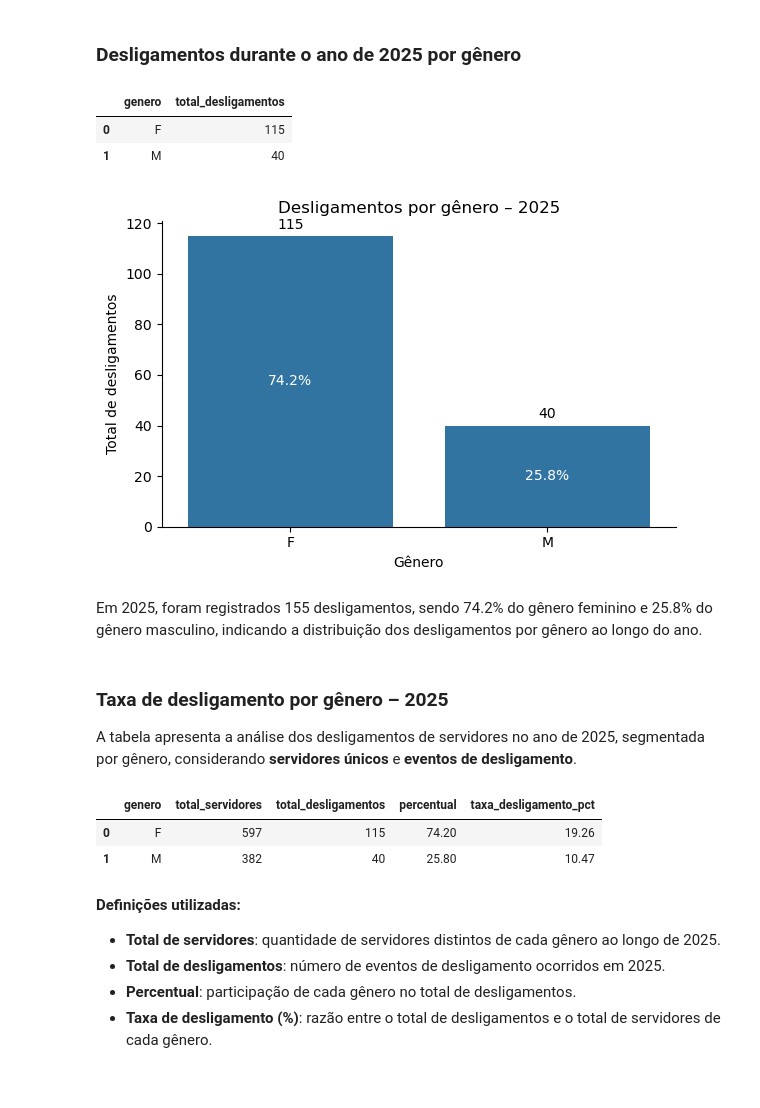
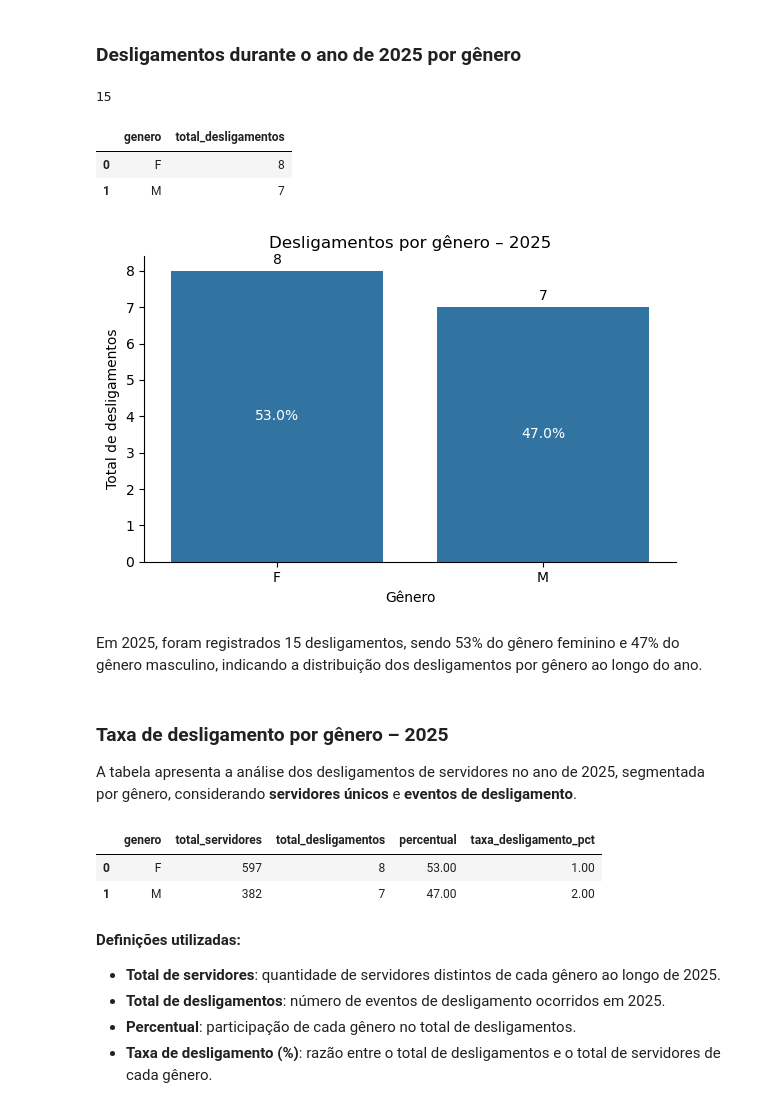
Before and after one commit to oguidenardi/folha_pagamento_santa_rita_2025, a Jupyter notebook: notebooks/04_exploratory_data_analysis.ipynb, the cells around one changed output. Saved outputs shown, nothing was run; the diff lists cells and outputs as text; code cells hidden in the pictures.

```diff
--- a/notebooks/04_exploratory_data_analysis.ipynb
+++ b/notebooks/04_exploratory_data_analysis.ipynb
@@ -254,59 +251,73 @@ df_deslig_2025 = df_serv[
+# %%
+df_unico_desligados["data_desligamento"] = pd.to_datetime(
+    df_unico_desligados["data_desligamento"],
+    errors="coerce"
+)
+# %%
+desligados_2025 = df_unico_desligados[
+    df_unico_desligados["data_desligamento"].dt.year == 2025
+]
+# %%
+total_desligados_2025 = desligados_2025["id_servidor"].nunique()
+total_desligados_2025
+# %% [output]
+15
 # %%
-deslig_por_genero = (
-    df_deslig_2025["genero"]
+desligamento_por_genero = (
+    desligados_2025["genero"]
     .value_counts()
     .loc[["F", "M"]]
     .reset_index()
 )
 
-deslig_por_genero.columns = ["genero", "total_desligamentos"]
-deslig_por_genero
+desligamento_por_genero.columns = ["genero", "total_desligamentos"]
+desligamento_por_genero
 # %% [output]
 |  | genero | total_desligamentos |
-| 0 | F | 115 |
-| 1 | M | 40 |
+| 0 | F | 8 |
+| 1 | M | 7 |
 # %%
-total = deslig_por_genero["total_desligamentos"].sum()
+total = desligamento_por_genero["total_desligamentos"].sum()
 
-deslig_por_genero["percentual"] = (
-    deslig_por_genero["total_desligamentos"] / total * 100
-).round(1)
+desligamento_por_genero["percentual"] = (
+    desligamento_por_genero["total_desligamentos"] / total * 100
+).round(0)
 # %%
 
 plt.figure(figsize=(6, 4))
 
 ax = sns.barplot(
-    data=deslig_por_genero,
+    data=desligamento_por_genero,
     x="genero",
     y="total_desligamentos"
 )
 
 # Número absoluto em cima da barra
 for container in ax.containers:
     ax.bar_label(container, padding=3)
 
 # Percentual dentro da barra
-for i, row in deslig_por_genero.iterrows():
+for i, row in desligamento_por_genero.iterrows():
     ax.text(
         i,
         row["total_desligamentos"] / 2,
         f'{row["percentual"]}%',
         ha="center",
         va="center",
         color="white",
     )
 
 plt.title("Desligamentos por gênero – 2025")
 plt.xlabel("Gênero")
 plt.ylabel("Total de desligamentos")
 
 sns.despine()
 plt.tight_layout()
 plt.show()
 # %% [output]
-[figure, old version]
+[figure, new version]
 # %% [markdown]
-Em 2025, foram registrados 155 desligamentos, sendo 74.2% do gênero feminino e 25.8% do gênero masculino, indicando a distribuição dos desligamentos por gênero ao longo do ano.
+Em 2025, foram registrados 15 desligamentos, sendo 53% do gênero feminino e 47% do gênero masculino, indicando a distribuição dos desligamentos por gênero ao longo do ano.
 # %%
 df_unico = df_serv.drop_duplicates(subset="id_servidor")
 
@@ -329,14 +340,14 @@ A tabela apresenta a análise dos desligamentos de servidores no ano de 2025, se
 total_serv_genero["taxa_desligamento_pct"] = (
     total_serv_genero["total_desligamentos"] /
     total_serv_genero["total_servidores"] * 100
-).round(2)
+).round(0)
 
 
 total_serv_genero
 # %% [output]
 |  | genero | total_servidores | total_desligamentos | percentual | taxa_desligamento_pct |
-| 0 | F | 597 | 115 | 74.20 | 19.26 |
-| 1 | M | 382 | 40 | 25.80 | 10.47 |
+| 0 | F | 597 | 8 | 53.00 | 1.00 |
+| 1 | M | 382 | 7 | 47.00 | 2.00 |
 # %% [markdown]
 **Definições utilizadas:**
 - **Total de servidores**: quantidade de servidores distintos de cada gênero ao longo de 2025.
```
Also changed, not shown: parts of 12 cells of this notebook.
